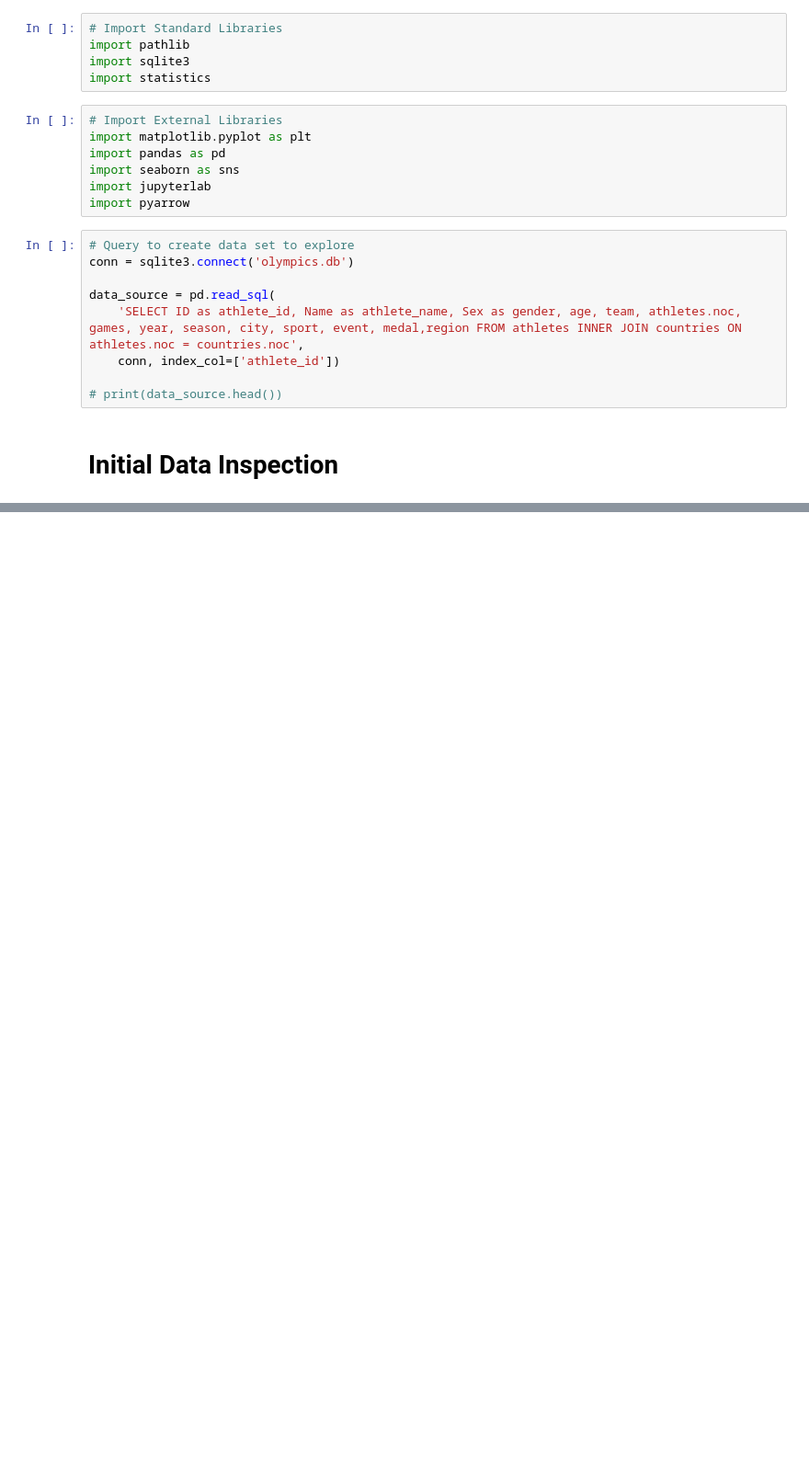
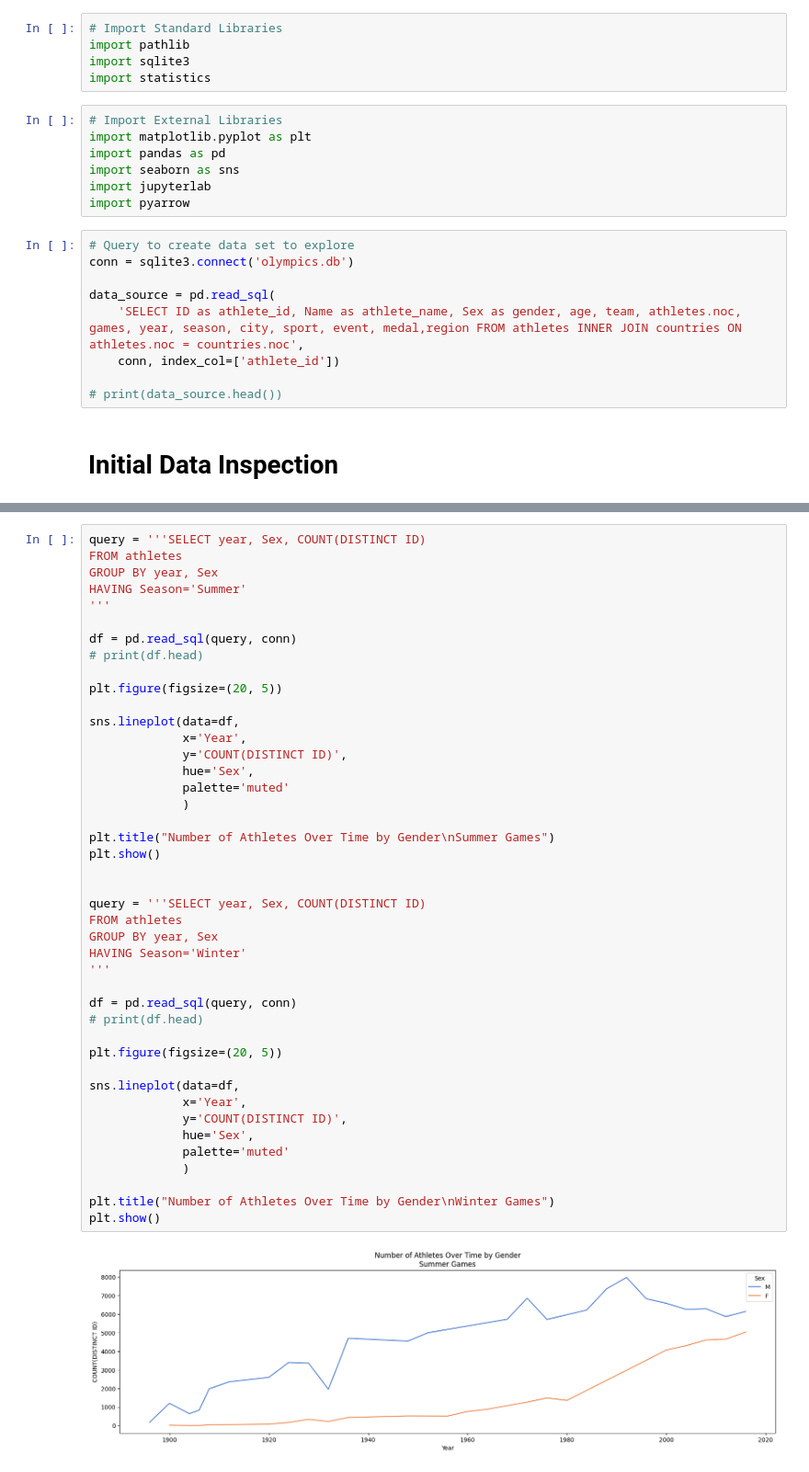
Before and after one commit to nhansen23/datafun-06-eda, a Jupyter notebook: nicole_eda.ipynb, the cells around one changed output, grey strips where cells are left out. Shown at 92% size. Cells and saved outputs as stored; diff of their text form; blank space fills up the shorter version.

```diff
--- a/nicole_eda.ipynb
+++ b/nicole_eda.ipynb
@@ -33,0 +58,45 @@ print(data_source.describe())
+# %%
+query = '''SELECT year, Sex, COUNT(DISTINCT ID)
+FROM athletes
+GROUP BY year, Sex
+HAVING Season='Summer'
+'''
+
+df = pd.read_sql(query, conn)
+# print(df.head)
+
+plt.figure(figsize=(20, 5))
+
+sns.lineplot(data=df,
+             x='Year',
+             y='COUNT(DISTINCT ID)',
+             hue='Sex',
+             palette='muted'
+             )
+
+plt.title("Number of Athletes Over Time by Gender\nSummer Games")
+plt.show()
+
+
+query = '''SELECT year, Sex, COUNT(DISTINCT ID)
+FROM athletes
+GROUP BY year, Sex
+HAVING Season='Winter'
+'''
+
+df = pd.read_sql(query, conn)
+# print(df.head)
+
+plt.figure(figsize=(20, 5))
+
+sns.lineplot(data=df,
+             x='Year',
+             y='COUNT(DISTINCT ID)',
+             hue='Sex',
+             palette='muted'
+             )
+
+plt.title("Number of Athletes Over Time by Gender\nWinter Games")
+plt.show()
+# %% [output]
+[figure, added]
```
Also changed, not shown: parts of 5 cells of this notebook.
